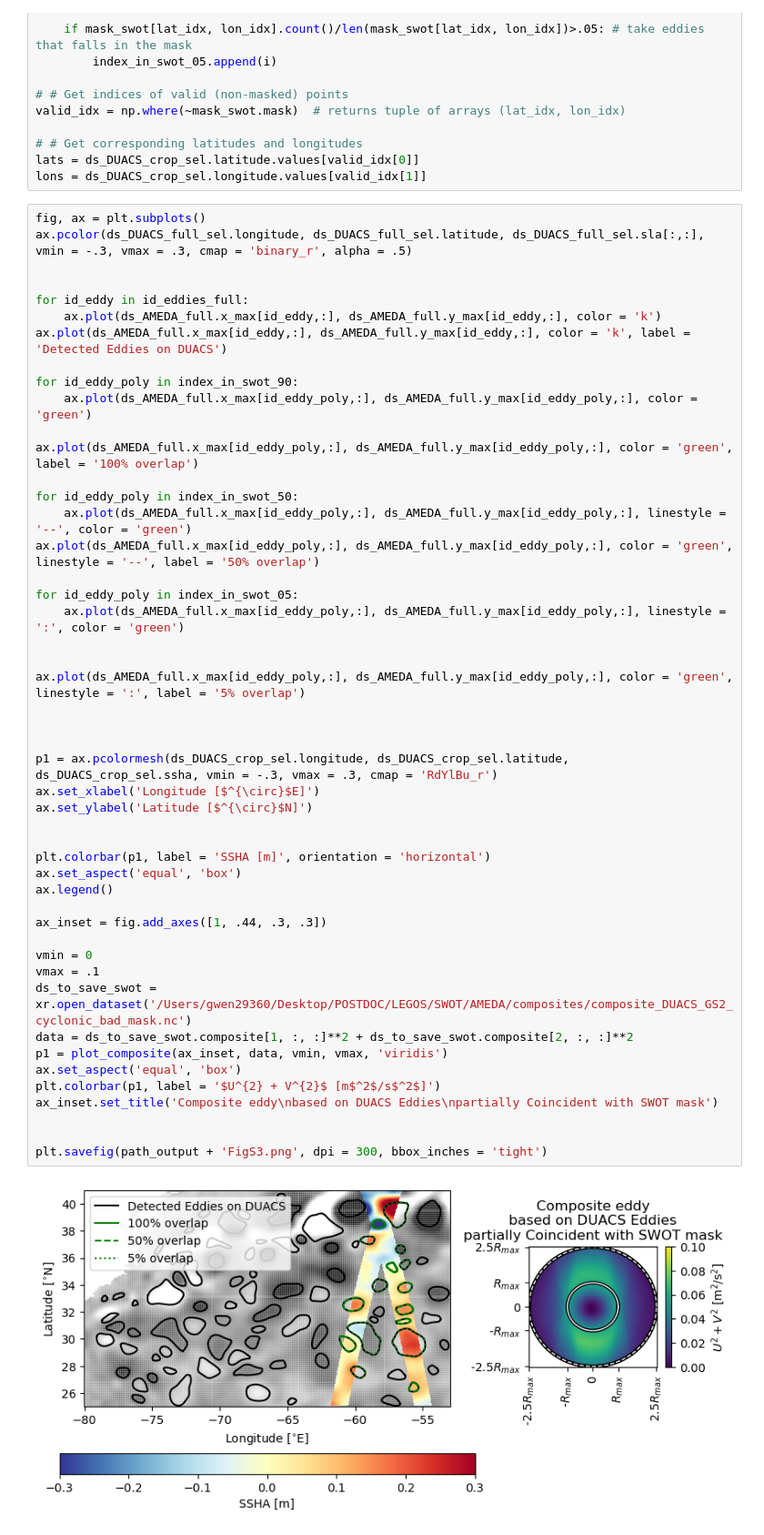
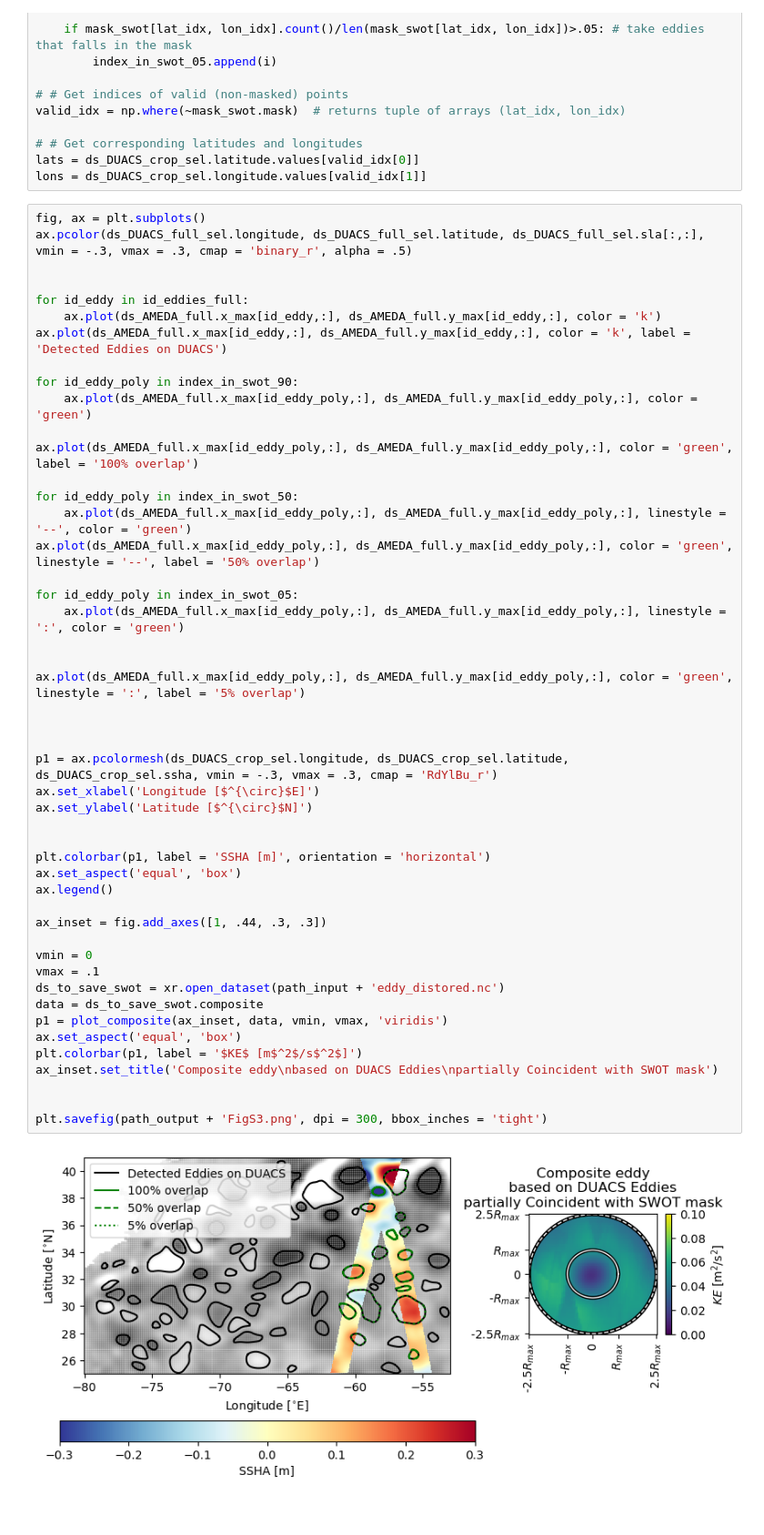
Before and after one commit to gmarechal/swot_composite, a Jupyter notebook: notebooks/Fig_S3.ipynb, the cells around one changed output. Shown at 91% size. Cells and saved outputs as stored; diff of their text form.

Commit message:
edit figure S3

```diff
--- a/notebooks/Fig_S3.ipynb
+++ b/notebooks/Fig_S3.ipynb
@@ -120,34 +120,34 @@ for id_eddy_poly in index_in_swot_50:
 ax.plot(ds_AMEDA_full.x_max[id_eddy_poly,:], ds_AMEDA_full.y_max[id_eddy_poly,:], color = 'green', linestyle = '--', label = '50% overlap')
 
 for id_eddy_poly in index_in_swot_05:
     ax.plot(ds_AMEDA_full.x_max[id_eddy_poly,:], ds_AMEDA_full.y_max[id_eddy_poly,:], linestyle = ':', color = 'green')
 
 
 ax.plot(ds_AMEDA_full.x_max[id_eddy_poly,:], ds_AMEDA_full.y_max[id_eddy_poly,:], color = 'green', linestyle = ':', label = '5% overlap')
 
 
 
 p1 = ax.pcolormesh(ds_DUACS_crop_sel.longitude, ds_DUACS_crop_sel.latitude, ds_DUACS_crop_sel.ssha, vmin = -.3, vmax = .3, cmap = 'RdYlBu_r')
 ax.set_xlabel('Longitude [$^{\circ}$E]')
 ax.set_ylabel('Latitude [$^{\circ}$N]')
 
 
 plt.colorbar(p1, label = 'SSHA [m]', orientation = 'horizontal')
 ax.set_aspect('equal', 'box')
 ax.legend()
 
 ax_inset = fig.add_axes([1, .44, .3, .3])
 
 vmin = 0
 vmax = .1
-ds_to_save_swot = xr.open_dataset('/Users/gwen29360/Desktop/POSTDOC/LEGOS/SWOT/AMEDA/composites/composite_DUACS_GS2_cyclonic_bad_mask.nc')
-data = ds_to_save_swot.composite[1, :, :]**2 + ds_to_save_swot.composite[2, :, :]**2
+ds_to_save_swot = xr.open_dataset(path_input + 'eddy_distored.nc')
+data = ds_to_save_swot.composite
 p1 = plot_composite(ax_inset, data, vmin, vmax, 'viridis')
 ax.set_aspect('equal', 'box')
-plt.colorbar(p1, label = '$U^{2} + V^{2}$ [m$^2$/s$^2$]')
+plt.colorbar(p1, label = '$KE$ [m$^2$/s$^2$]')
 ax_inset.set_title('Composite eddy\nbased on DUACS Eddies\npartially Coincident with SWOT mask')
 
 
 plt.savefig(path_output + 'FigS3.png', dpi = 300, bbox_inches = 'tight')
 # %% [output]
-[figure, old version]
+[figure, new version]
```
Also changed, not shown: 2 other files.
